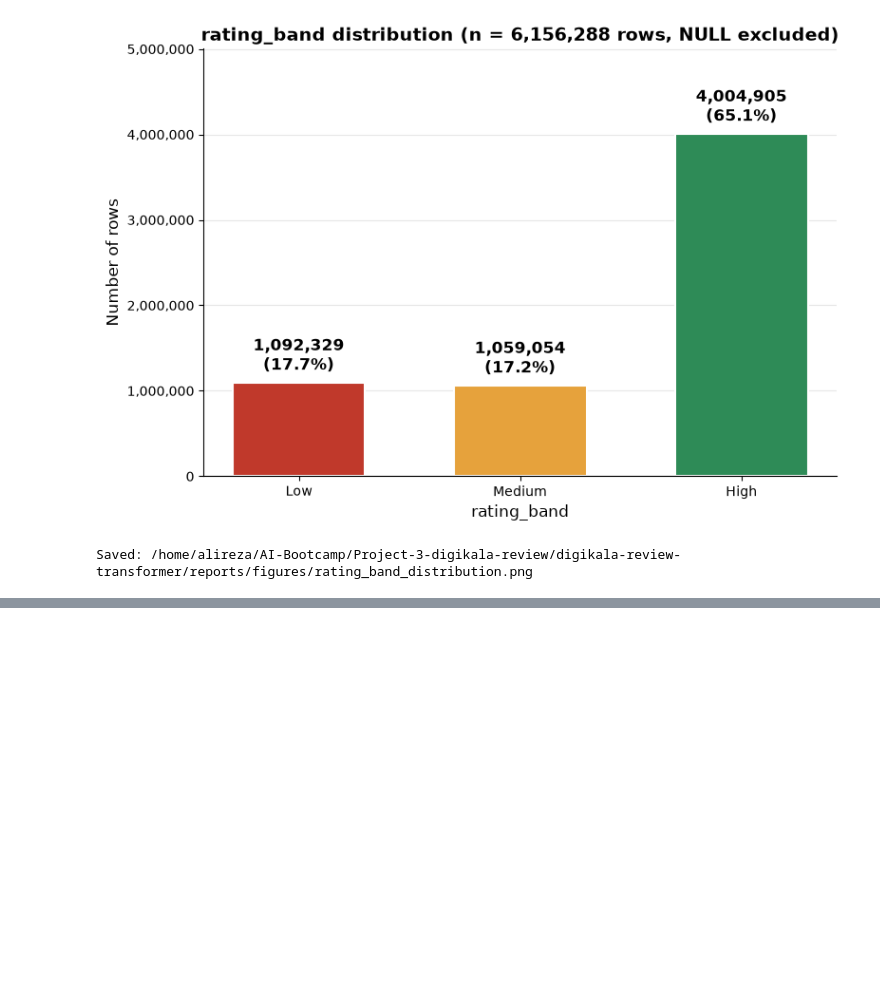
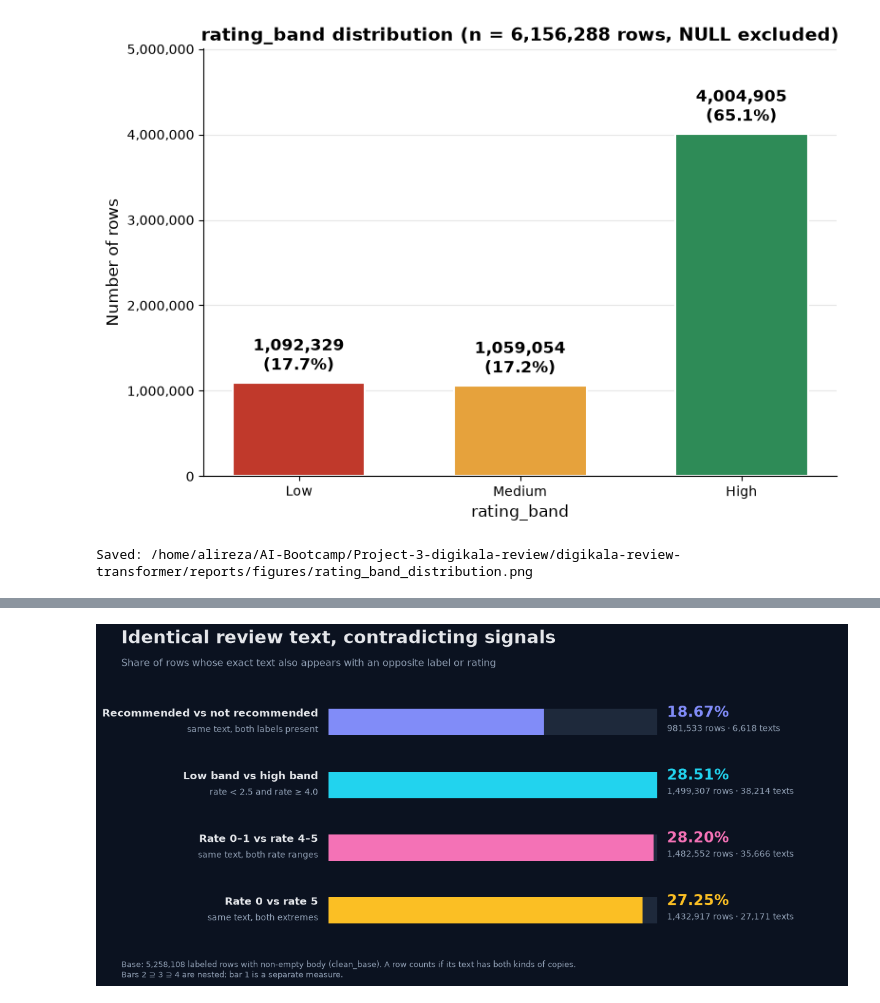
Before and after one commit to AliirezzaaZiarati/digikala-review-transformer, a Jupyter notebook: notebooks/00_data_ingest_quality_gate.ipynb, the cells around one changed output, grey strips where cells are left out. Drawn from its saved outputs; the diff is of its cells as text; code cells hidden in the pictures; blank space fills up the shorter version.

```diff
--- a/notebooks/00_data_ingest_quality_gate.ipynb
+++ b/notebooks/00_data_ingest_quality_gate.ipynb
@@ -765,0 +2145,99 @@ Saved: /home/alireza/AI-Bootcamp/Project-3-digikala-review/digikala-review-trans
+# %%
+from pathlib import Path
+import matplotlib as mpl
+import matplotlib.pyplot as plt
+
+# ---------- Shared theme (cell 2 reuses these names, so run this cell first) ----------
+BG, TRACK = "#0B1220", "#1E293B"
+TXT, MUTED = "#E5E7EB", "#94A3B8"
+ACCENT = ["#818CF8", "#22D3EE", "#F472B6", "#FBBF24"]
+
+mpl.rcParams.update({
+    "figure.facecolor": BG, "axes.facecolor": BG, "savefig.facecolor": BG,
+    "text.color": TXT, "font.family": "sans-serif",
+    "font.sans-serif": ["Inter", "Segoe UI", "Helvetica Neue", "Arial", "DejaVu Sans"],
+})
+
+ROOT = Path.cwd().parent if Path.cwd().name == "notebooks" else Path.cwd()
+FIG_DIR = ROOT / "reports" / "figures"
+FIG_DIR.mkdir(parents=True, exist_ok=True)
+
+def fmt_pct(p):
+    return f"{p:.2f}%" if p >= 0.1 else f"{p:.3f}%"
+
+# ---------- Per-body statistics (labeled rows, non-empty body) ----------
+con.execute("""
+    CREATE OR REPLACE TEMP TABLE body_stats AS
+    SELECT body,
+           COUNT(*)                                                          AS n_rows,
+           COUNT(*) FILTER (WHERE recommendation_status = 'recommended')     AS n_rec,
+           COUNT(*) FILTER (WHERE recommendation_status = 'not_recommended') AS n_not,
+           COUNT(*) FILTER (WHERE rate < 2.5)                                AS n_low,
+           COUNT(*) FILTER (WHERE rate >= 4.0)                               AS n_high,
+           COUNT(*) FILTER (WHERE rate <= 1.0)                               AS n_r01,
+           COUNT(*) FILTER (WHERE rate = 0)                                  AS n_r0,
+           COUNT(*) FILTER (WHERE rate = 5)                                  AS n_r5
+    FROM clean_base
+    WHERE body IS NOT NULL AND trim(body) <> '' AND recommendation_status IS NOT NULL
+    GROUP BY body
+""")
+labeled = int(con.execute("SELECT SUM(n_rows) FROM body_stats").fetchall()[0][0])
+
+CHECKS = [
+    ("Recommended vs not recommended", "same text, both labels present", "n_rec > 0 AND n_not > 0"),
+    ("Low band vs high band",          "rate < 2.5 and rate ≥ 4.0",       "n_low > 0 AND n_high > 0"),
+    ("Rate 0–1 vs rate 4–5",           "same text, both rate ranges",     "n_r01 > 0 AND n_high > 0"),
+    ("Rate 0 vs rate 5",               "same text, both extremes",        "n_r0 > 0 AND n_r5 > 0"),
+]
+results = []
+for title, sub, cond in CHECKS:
+    rows, texts = con.execute(
+        f"SELECT COALESCE(SUM(n_rows), 0), COUNT(*) FROM body_stats WHERE {cond}").fetchall()[0]
+    results.append(dict(title=title, sub=sub, rows=int(rows), texts=int(texts),
+                        pct=100 * int(rows) / labeled))
+
+print(f"Base: {labeled:,} labeled rows with non-empty body")
+for r in results:
+    print(f"{r['title']:<34} {fmt_pct(r['pct']):>8}   {r['rows']:>10,} rows   {r['texts']:>8,} distinct texts")
+
+# ---------- Figure ----------
+n = len(results)
+pcts = [r["pct"] for r in results]
+xmax = max(pcts)
+
+fig, ax = plt.subplots(figsize=(12.5, 6.2))
+fig.subplots_adjust(left=0.30, right=0.97, top=0.80, bottom=0.14)
+
+ypos = list(range(n))
+ax.barh(ypos, [xmax] * n, height=0.42, color=TRACK)          # background track
+ax.barh(ypos, pcts, height=0.42, color=ACCENT[:n])           # actual value
+ax.set_xlim(0, xmax / 0.64)
+ax.set_ylim(n - 0.5, -0.5)                                   # first item on top
+ax.set_xticks([]); ax.set_yticks([])
+for s in ax.spines.values():
+    s.set_visible(False)
+
+ytr = ax.get_yaxis_transform()
+for i, r in enumerate(results):
+    ax.text(-0.02, i - 0.05, r["title"], transform=ytr, ha="right", va="bottom",
+            fontsize=12.5, fontweight="bold", color=TXT)
+    ax.text(-0.02, i + 0.05, r["sub"], transform=ytr, ha="right", va="top",
+            fontsize=10, color=MUTED)
+    ax.text(xmax * 1.03, i - 0.03, fmt_pct(r["pct"]), ha="left", va="bottom",
+            fontsize=17, fontweight="bold", color=ACCENT[i])
+    ax.text(xmax * 1.03, i + 0.04, f"{r['rows']:,} rows · {r['texts']:,} texts",
+            ha="left", va="top", fontsize=10, color=MUTED)
+
+fig.text(0.03, 0.925, "Identical review text, contradicting signals", fontsize=21, fontweight="bold")
+fig.text(0.03, 0.865, "Share of rows whose exact text also appears with an opposite label or rating",
+         fontsize=11.5, color=MUTED)
+fig.text(0.03, 0.04,
+         f"Base: {labeled:,} labeled rows with non-empty body (clean_base). A row counts if its text has "
+         "both kinds of copies.\nBars 2 ⊇ 3 ⊇ 4 are nested; bar 1 is a separate measure.",
+         fontsize=9, color=MUTED, va="bottom")
+
+out1 = FIG_DIR / "identical_text_label_conflicts.png"
+fig.savefig(out1, dpi=200)
+plt.show()
+print("saved:", out1)
+# %% [output]
@@ -765,0 +2249 @@ Saved: /home/alireza/AI-Bootcamp/Project-3-digikala-review/digikala-review-trans
+[figure, added]
```
Also changed, not shown: parts of 53 cells of this notebook, 28 other files.
